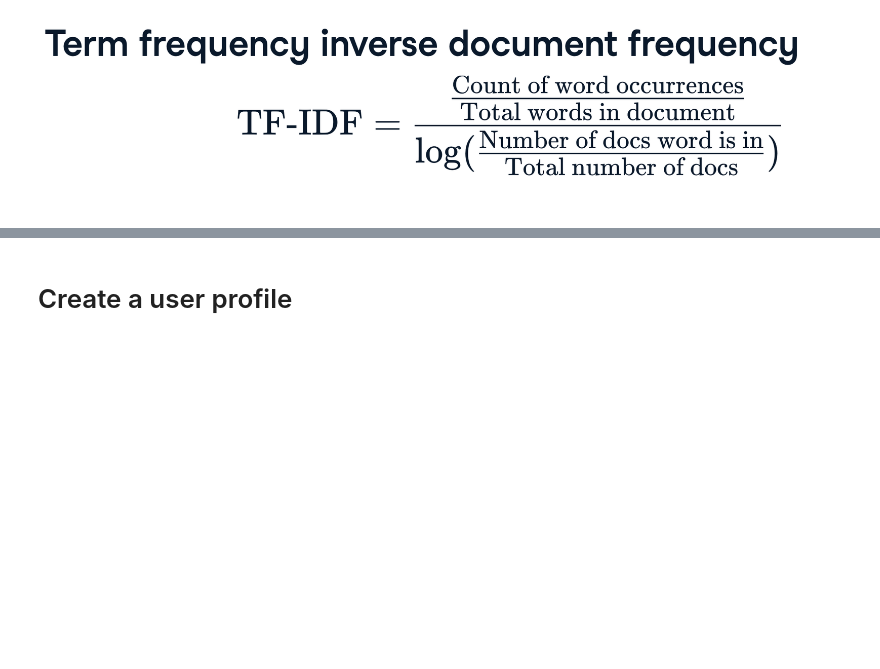
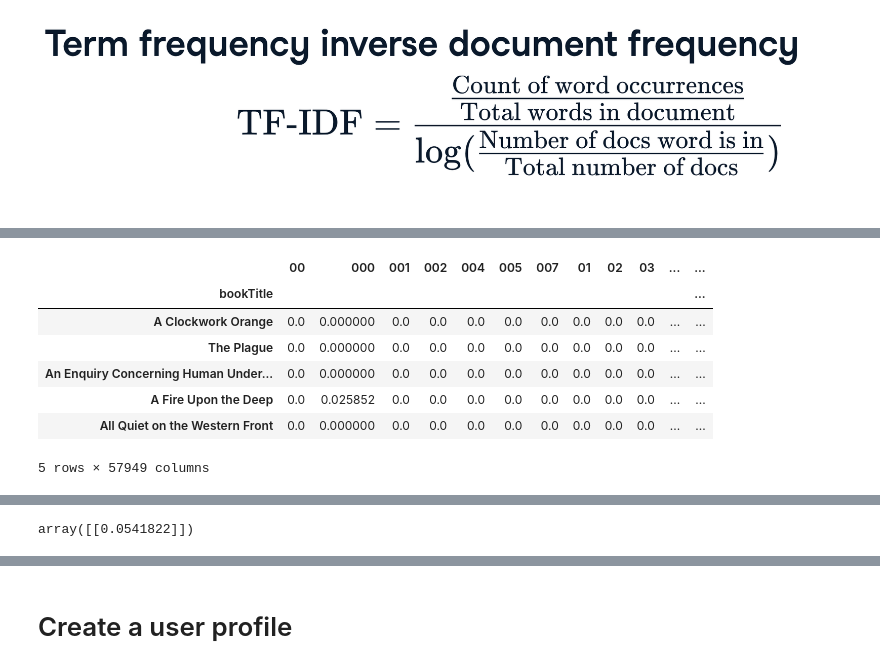
Before and after one commit to CarmenDeni/ml_projects, a Jupyter notebook: recommendation_systems/text_similarity/text_similarity.ipynb, the cells around one changed output, grey strips where cells are left out. Cells and saved outputs as stored; diff of their text form; code cells hidden in the pictures; blank space fills up the shorter version.

Commit message:
text similarity recommendation system

```diff
--- a/recommendation_systems/text_similarity/text_similarity.ipynb
+++ b/recommendation_systems/text_similarity/text_similarity.ipynb
@@ -2,0 +15,4 @@
+# %%
+df=pd.read_csv("./data/booksummaries.txt", delimiter="\t")
+df.columns=cols
+#df.publicationDate =pd.to_datetime(df.publicationDate)
@@ -2,0 +28,5 @@
+# %%
+from sklearn.feature_extraction.text import TfidfVectorizer
+tfidfvec = TfidfVectorizer(min_df=2, max_df=0.7)
+# %%
+features=tfidfvec.fit_transform(df.plotSummary)
@@ -3,2 +35,17 @@
+# %%
+tfidf_df = pd.DataFrame(features.toarray(),
+                        columns=tfidfvec.get_feature_names_out())
+tfidf_df.index = df['bookTitle']
+# %%
+tfidf_df.head()
+# %% [output]
+|  | 00 | 000 | 001 | 002 | 004 | 005 | 007 | 01 | 02 | 03 | ... | ... |
+| bookTitle |  |  |  |  |  |  |  |  |  |  |  | ... |
+| A Clockwork Orange | 0.0 | 0.000000 | 0.0 | 0.0 | 0.0 | 0.0 | 0.0 | 0.0 | 0.0 | 0.0 | ... | ... |
+| The Plague | 0.0 | 0.000000 | 0.0 | 0.0 | 0.0 | 0.0 | 0.0 | 0.0 | 0.0 | 0.0 | ... | ... |
+| An Enquiry Concerning Human Under... | 0.0 | 0.000000 | 0.0 | 0.0 | 0.0 | 0.0 | 0.0 | 0.0 | 0.0 | 0.0 | ... | ... |
+| A Fire Upon the Deep | 0.0 | 0.025852 | 0.0 | 0.0 | 0.0 | 0.0 | 0.0 | 0.0 | 0.0 | 0.0 | ... | ... |
+| All Quiet on the Western Front | 0.0 | 0.000000 | 0.0 | 0.0 | 0.0 | 0.0 | 0.0 | 0.0 | 0.0 | 0.0 | ... | ... |
+5 rows × 57949 columns
 # %% [markdown]
 ![image.png](attachment:image.png)
@@ -7 +55,8 @@ from sklearn.feature_extraction.text import TfidfVectorizer
 from sklearn.metrics.pairwise import cosine_similarity
+# %%
+from sklearn.metrics.pairwise import cosine_similarity
+cosine_similarity_array = cosine_similarity(tfidf_df)
+cosine_similarity(tfidf_df.loc['All Quiet on the Western Front'].values.reshape(1, -1),
+                  tfidf_df.loc['Macbeth'].values.reshape(1, -1))
+# %% [output]
+array([[0.0541822]])
```
Also changed, not shown: parts of 18 cells of this notebook.
